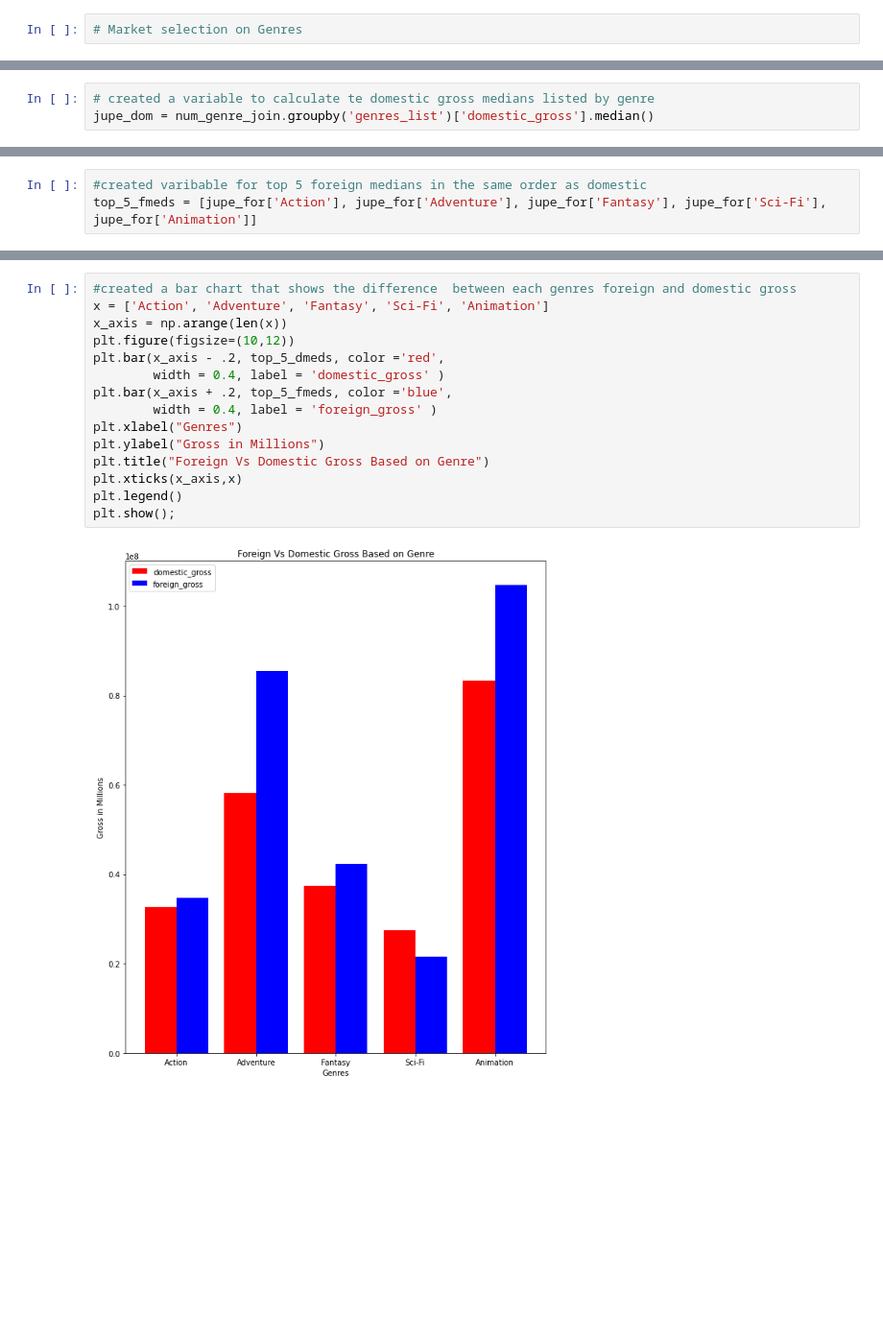
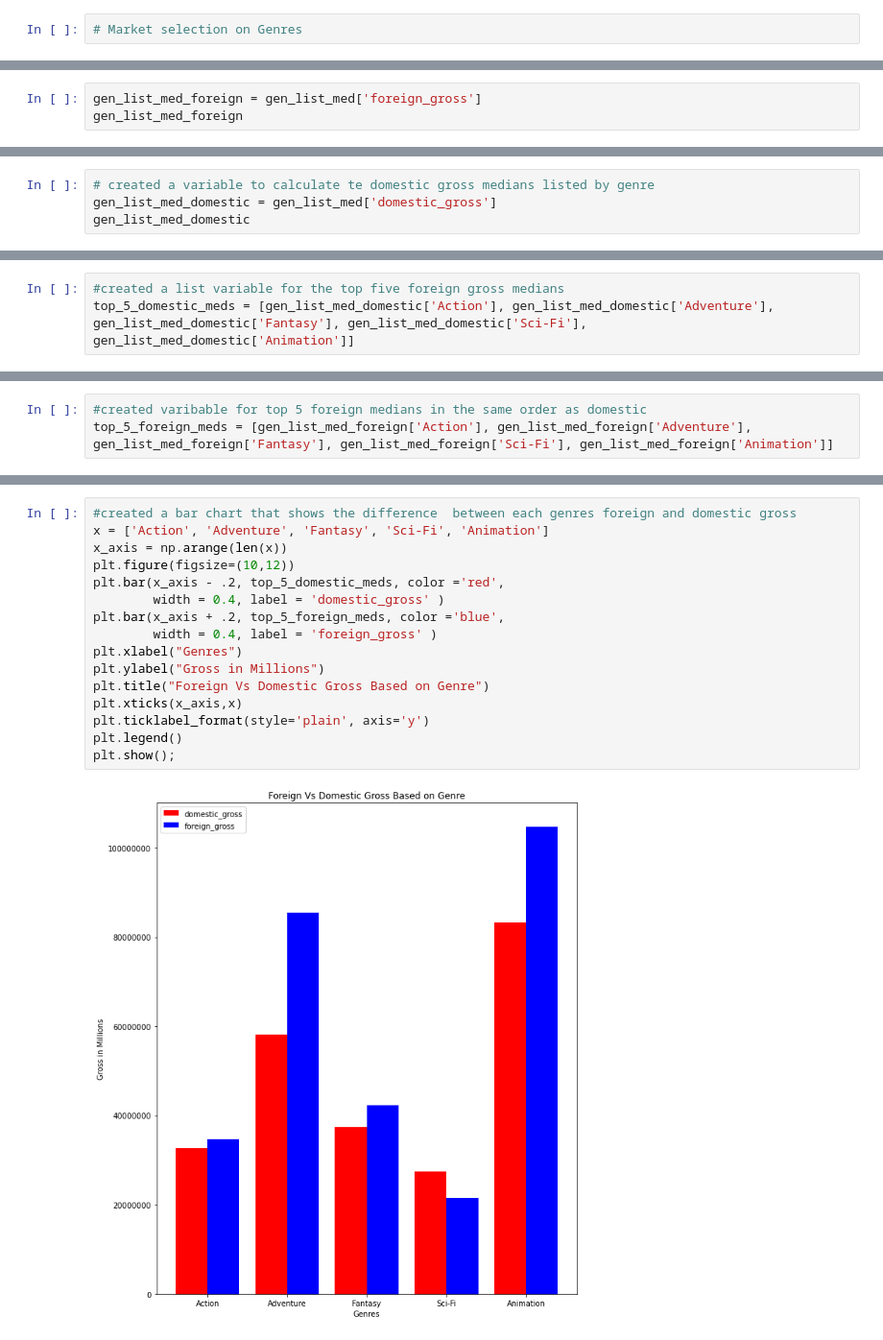
Before and after one commit to StefanoCaruso456/Movie-Studio-Project, a Jupyter notebook: notebook_development/jbook_Samuel.ipynb, the cells around one changed output, grey strips where cells are left out. Shown: that part at 96% size. Drawn from its saved outputs; the diff is of its cells as text; blank space fills up the shorter version.

```diff
--- a/notebook_development/jbook_Samuel.ipynb
+++ b/notebook_development/jbook_Samuel.ipynb
@@ -379,0 +575,3 @@ NameError: name 'jon' is not defined
+# %%
+gen_list_med_foreign = gen_list_med['foreign_gross']
+gen_list_med_foreign
@@ -380,3 +596,4 @@ NameError: name 'jon' is not defined
 # %%
 # created a variable to calculate te domestic gross medians listed by genre
-jupe_dom = num_genre_join.groupby('genres_list')['domestic_gross'].median()
+gen_list_med_domestic = gen_list_med['domestic_gross']
+gen_list_med_domestic
@@ -385,0 +641,3 @@ top_5_dmeds = [jupe_dom['Action'], jupe_dom['Adventure'], jupe_dom['Fantasy'], j
+# %%
+#created a list variable for the top five foreign gross medians
+top_5_domestic_meds = [gen_list_med_domestic['Action'], gen_list_med_domestic['Adventure'], gen_list_med_domestic['Fantasy'], gen_list_med_domestic['Sci-Fi'], gen_list_med_domestic['Animation']]
@@ -386,5 +648,5 @@ top_5_dmeds = [jupe_dom['Action'], jupe_dom['Adventure'], jupe_dom['Fantasy'], j
 # %%
 #created varibable for top 5 foreign medians in the same order as domestic
-top_5_fmeds = [jupe_for['Action'], jupe_for['Adventure'], jupe_for['Fantasy'], jupe_for['Sci-Fi'], jupe_for['Animation']]
+top_5_foreign_meds = [gen_list_med_foreign['Action'], gen_list_med_foreign['Adventure'], gen_list_med_foreign['Fantasy'], gen_list_med_foreign['Sci-Fi'], gen_list_med_foreign['Animation']]
 # %%
 #created a variable to align the top five foriegn gross medians for our char. We also put the in the same order as the list of top 5 domestic
@@ -397,17 +660,18 @@ jupe_for = num_genre_join.groupby('genres_list')['foreign_gross'].median()
 # %%
 #created a bar chart that shows the difference  between each genres foreign and domestic gross
 x = ['Action', 'Adventure', 'Fantasy', 'Sci-Fi', 'Animation']
 x_axis = np.arange(len(x))
 plt.figure(figsize=(10,12))
-plt.bar(x_axis - .2, top_5_dmeds, color ='red',
+plt.bar(x_axis - .2, top_5_domestic_meds, color ='red',
         width = 0.4, label = 'domestic_gross' )
-plt.bar(x_axis + .2, top_5_fmeds, color ='blue',
+plt.bar(x_axis + .2, top_5_foreign_meds, color ='blue',
         width = 0.4, label = 'foreign_gross' )
 plt.xlabel("Genres")
 plt.ylabel("Gross in Millions")
 plt.title("Foreign Vs Domestic Gross Based on Genre")
 plt.xticks(x_axis,x)
+plt.ticklabel_format(style='plain', axis='y')
 plt.legend()
 plt.show();
 # %% [output]
-[figure, old version]
+[figure, new version]
```
Also changed, not shown: parts of 70 cells of this notebook, 1 other file.
